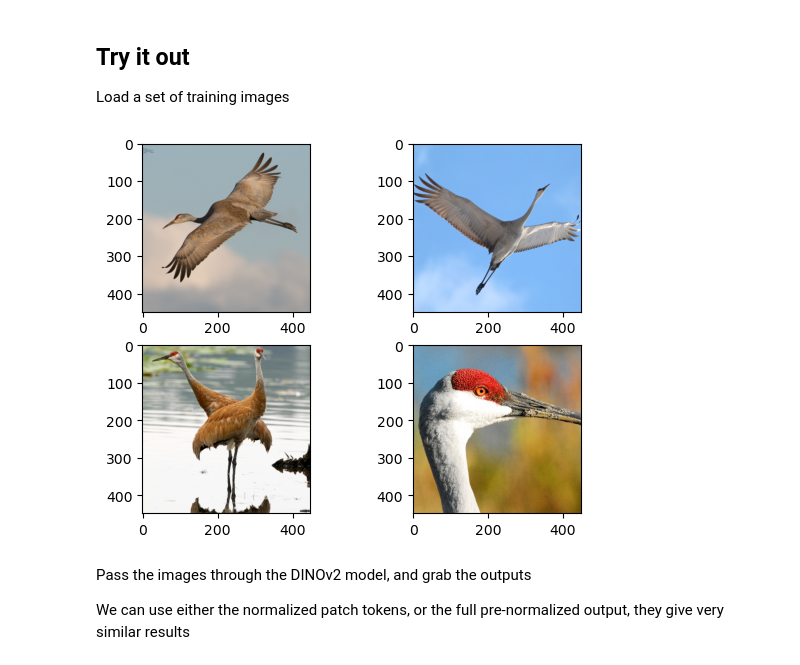
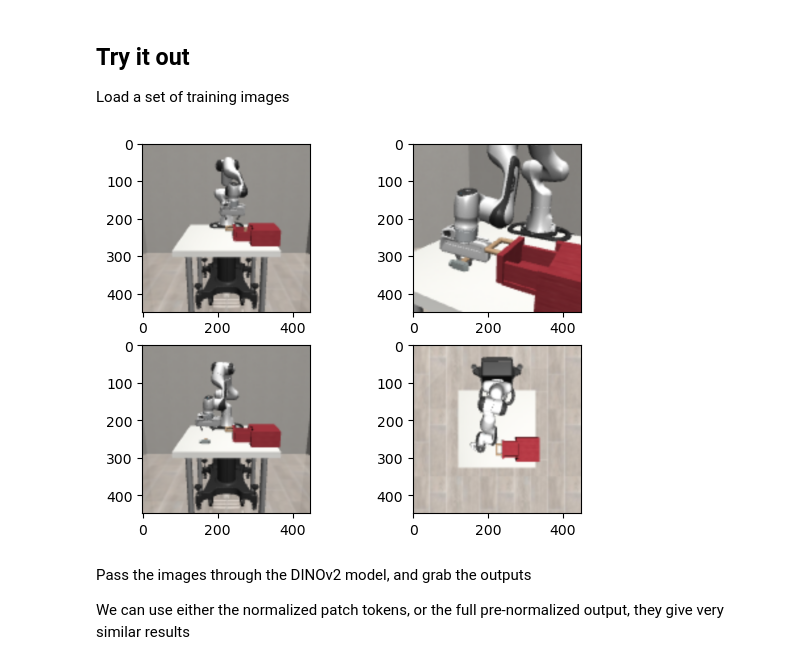
Before and after one commit to jyax1/2952k_g8_final_proj, a Jupyter notebook: fg_segmantation.ipynb, the cells around one changed output. Drawn from its saved outputs; the diff is of its cells as text; code cells hidden in the pictures.

```diff
--- a/fg_segmantation.ipynb
+++ b/fg_segmantation.ipynb
@@ -43,30 +45,30 @@ Load a set of training images
 # %%
 from matplotlib import pyplot as plt
 import numpy as np
 import cv2
 import torchvision.transforms as tt
 
 images = []
 
 for i in range(1,5):
-    image = cv2.imread(f"./data/crane/crane{i}.jpg")
+    image = cv2.imread(f"data/dino_test_imgs/{i}.png")
     image = cv2.resize(image, (448,448))
     image = cv2.cvtColor(image, cv2.COLOR_BGR2RGB)
     image = image.astype('float32')/255
     images.append(image)
     plt.subplot(220+i)
     plt.imshow(image)
 
 # We need to reorder the images to [batch, channel, widht, height]
 # The array of loaded images is [batch, height, width, channel]
 images_arr = np.stack(images)
 input_tensor = torch.Tensor(np.transpose(images_arr, [0, 3, 2, 1]))
 
 transform = tt.Compose([tt.Normalize(mean=0.5, std=0.2)])
 
 input_tensor = transform(input_tensor)
 # %% [output]
-[figure, old version]
+[figure, new version]
 # %% [markdown]
 Pass the images through the DINOv2 model, and grab the outputs
 
```
Also changed, not shown: parts of 9 cells of this notebook, 4 other files.
